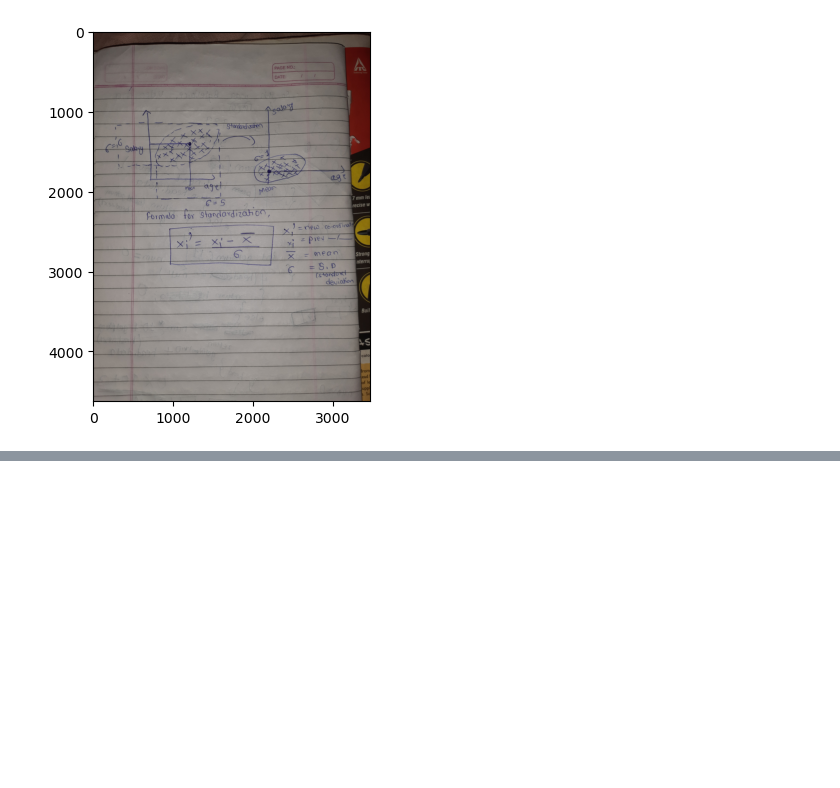
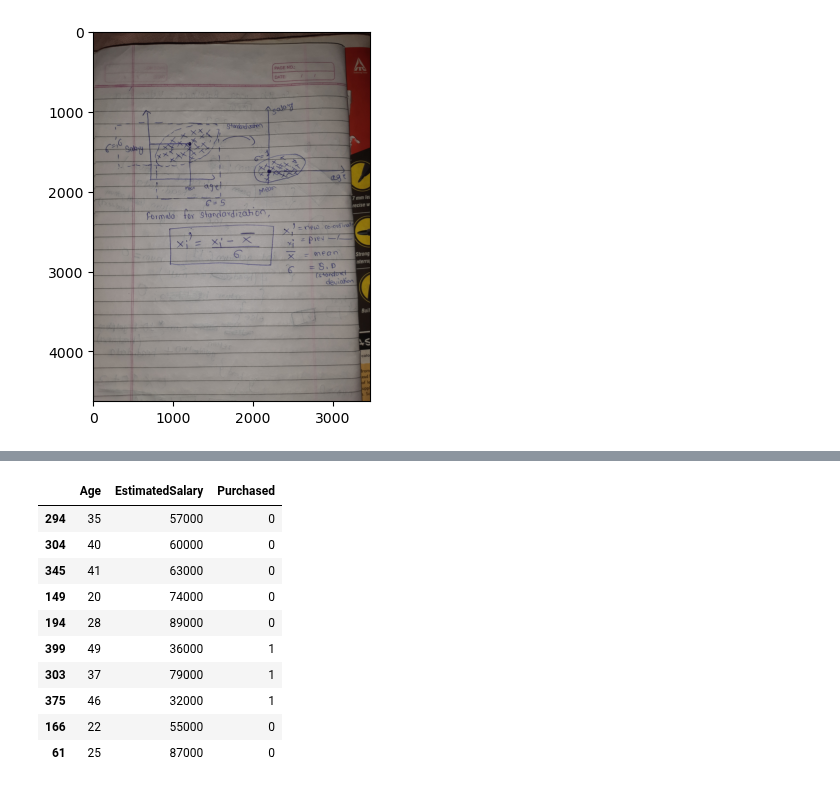
Before and after one commit to Shreyasb1015/Machine-Learning, a Jupyter notebook: feature-scaling/standardization.ipynb, the cells around one changed output, grey strips where cells are left out. Saved outputs shown, nothing was run; the diff lists cells and outputs as text; code cells hidden in the pictures; blank space fills up the shorter version.

```diff
--- a/feature-scaling/standardization.ipynb
+++ b/feature-scaling/standardization.ipynb
@@ -15,0 +63,14 @@ pltimg=plt.imshow(rotated_img)
+# %%
+df.sample(10)
+# %% [output]
+|  | Age | EstimatedSalary | Purchased |
+| 294 | 35 | 57000 | 0 |
+| 304 | 40 | 60000 | 0 |
+| 345 | 41 | 63000 | 0 |
+| 149 | 20 | 74000 | 0 |
+| 194 | 28 | 89000 | 0 |
+| 399 | 49 | 36000 | 1 |
+| 303 | 37 | 79000 | 1 |
+| 375 | 46 | 32000 | 1 |
+| 166 | 22 | 55000 | 0 |
+| 61 | 25 | 87000 | 0 |
```
Also changed, not shown: parts of 5 cells of this notebook.
